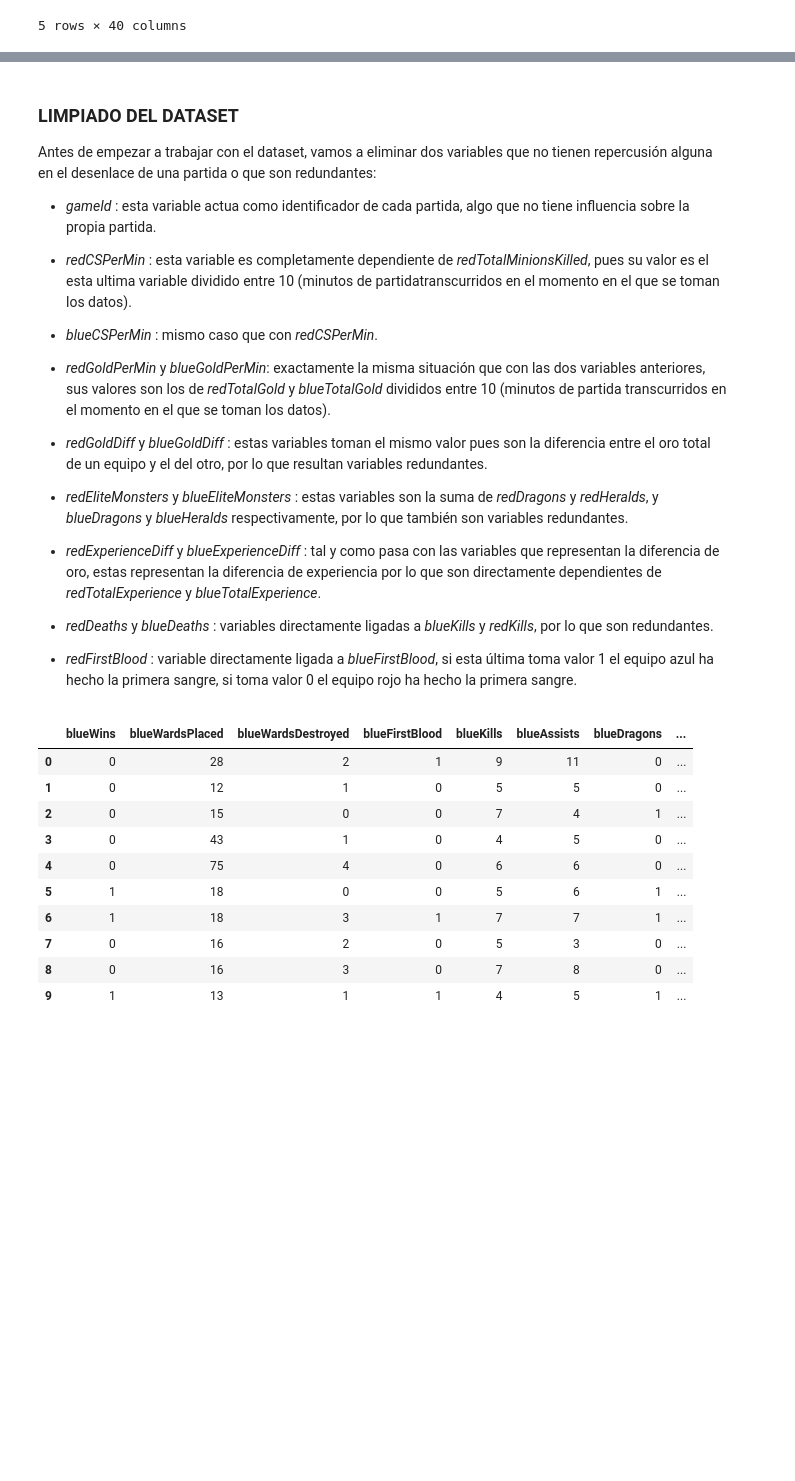
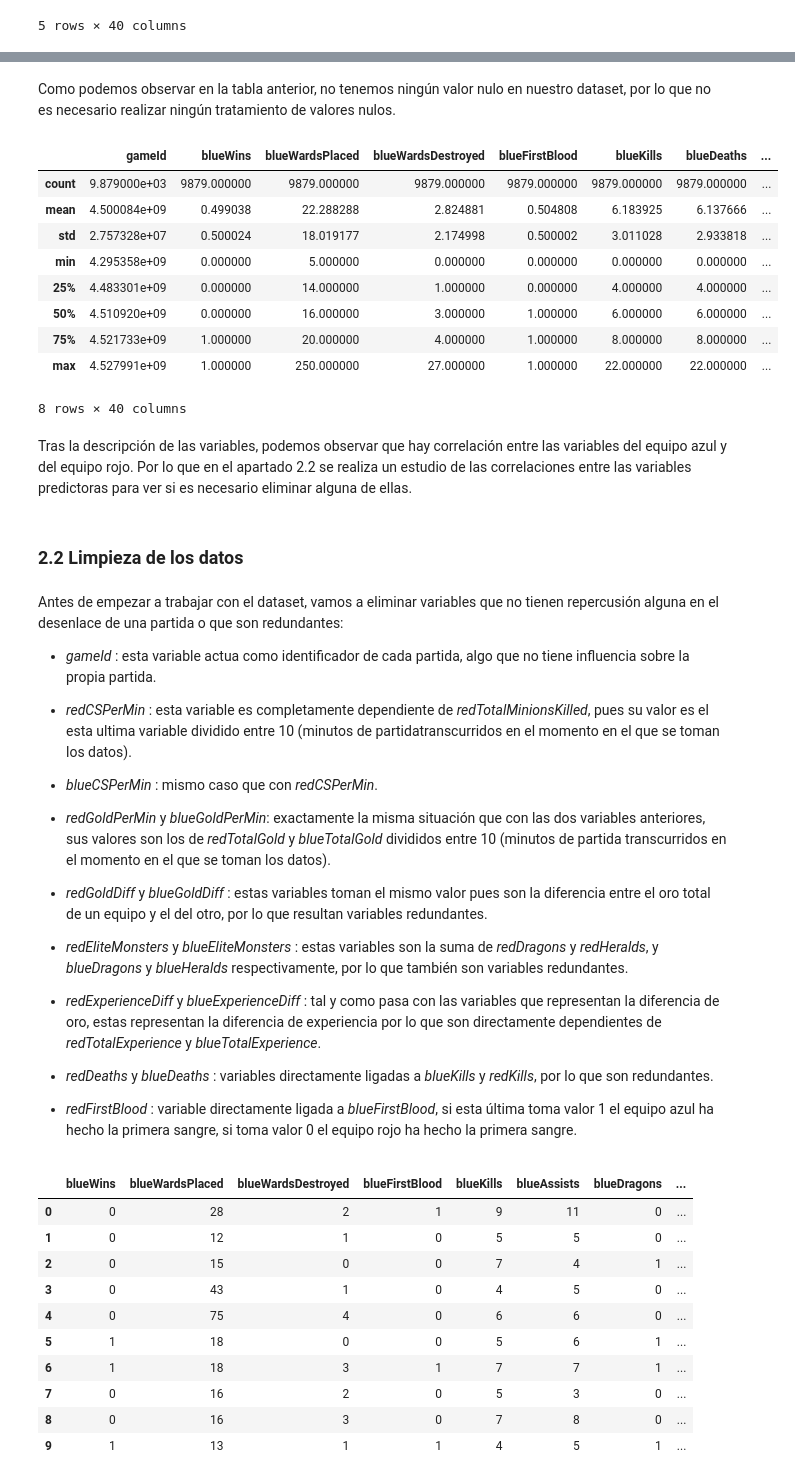
Before and after one commit to 0J0P0/Machine-Learning-Project, a Jupyter notebook: project.ipynb, the cells around one changed output, grey strips where cells are left out. Cells and saved outputs as stored; diff of their text form; code cells hidden in the pictures; blank space fills up the shorter version.

```diff
--- a/project.ipynb
+++ b/project.ipynb
@@ -39,7 +115,25 @@ dataset.head()
+# %% [markdown]
+Como podemos observar en la tabla anterior, no tenemos ningún valor nulo en nuestro dataset, por lo que no es necesario realizar ningún tratamiento de valores nulos.
+# %%
+dataset.describe()
+# %% [output]
+|  | gameId | blueWins | blueWardsPlaced | blueWardsDestroyed | blueFirstBlood | blueKills | blueDeaths | ... |
+| count | 9.879000e+03 | 9879.000000 | 9879.000000 | 9879.000000 | 9879.000000 | 9879.000000 | 9879.000000 | ... |
+| mean | 4.500084e+09 | 0.499038 | 22.288288 | 2.824881 | 0.504808 | 6.183925 | 6.137666 | ... |
+| std | 2.757328e+07 | 0.500024 | 18.019177 | 2.174998 | 0.500002 | 3.011028 | 2.933818 | ... |
+| min | 4.295358e+09 | 0.000000 | 5.000000 | 0.000000 | 0.000000 | 0.000000 | 0.000000 | ... |
+| 25% | 4.483301e+09 | 0.000000 | 14.000000 | 1.000000 | 0.000000 | 4.000000 | 4.000000 | ... |
+| 50% | 4.510920e+09 | 0.000000 | 16.000000 | 3.000000 | 1.000000 | 6.000000 | 6.000000 | ... |
+| 75% | 4.521733e+09 | 1.000000 | 20.000000 | 4.000000 | 1.000000 | 8.000000 | 8.000000 | ... |
+| max | 4.527991e+09 | 1.000000 | 250.000000 | 27.000000 | 1.000000 | 22.000000 | 22.000000 | ... |
+8 rows × 40 columns
+# %% [markdown]
+Tras la descripción de las variables, podemos observar que hay correlación entre las variables del equipo azul y del equipo rojo. Por lo que en el apartado 2.2 se realiza un estudio de las correlaciones entre las variables predictoras para ver si es necesario eliminar alguna de ellas.
+# %% [markdown]
+### 2.2 Limpieza de los datos <a class="anchor" id="Limpieza de los datos"></a>
 # %% [markdown]
-### LIMPIADO DEL DATASET
 
-Antes de empezar a trabajar con el dataset, vamos a eliminar dos variables que no tienen repercusión alguna en el desenlace de una partida o que son redundantes:
+Antes de empezar a trabajar con el dataset, vamos a eliminar variables que no tienen repercusión alguna en el desenlace de una partida o que son redundantes:
 
 - *gameId* : esta variable actua como identificador de cada partida, algo que no tiene influencia sobre la propia partida.
 
```
Also changed, not shown: parts of 22 cells of this notebook.
